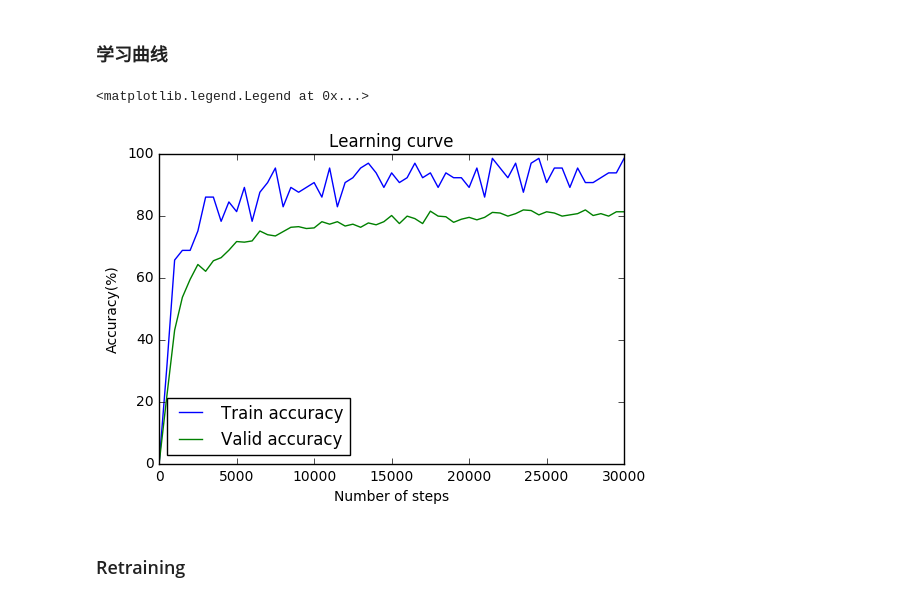
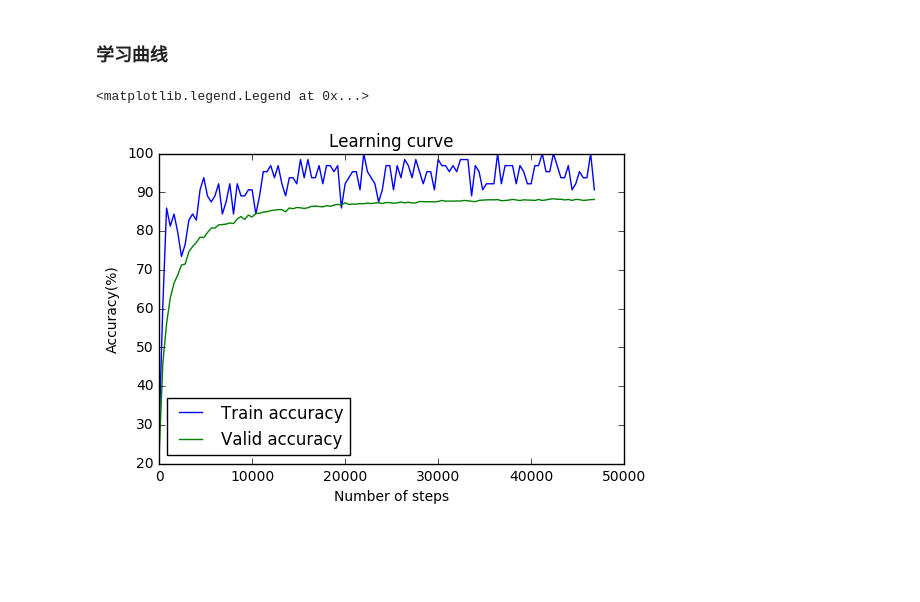
Before and after one commit to mee1o/dr, a Jupyter notebook: capstone_multi2_CNN.ipynb, the cells around one changed output. Cells and saved outputs as stored; diff of their text form; code cells hidden in the pictures; blank space fills up the shorter version.

Commit message:
multi 88.14% valid accuracy

```diff
--- a/capstone_multi2_CNN.ipynb
+++ b/capstone_multi2_CNN.ipynb
@@ -63,0 +58,2 @@ array([[ 7,  6, 10, 10, 10],
+# %%
+train_dataset, valid_dataset , train_labels, valid_labels = train_test_split(images, labels, test_size=0.05, random_state=42)
@@ -158,7 +161,7 @@ with graph.as_default():
         hidden = tf.nn.relu(tf.matmul(reshape, fc1_weights) + fc1_biases)
 
         if train:
-            hidden = tf.nn.dropout(hidden, 0.8, seed=SEED)
+            hidden = tf.nn.dropout(hidden, 0.7, seed=SEED)
 
         #logit_numdigit = tf.matmul(hidden, fc_numdigit_weights) + fc_numdigit_biases
         logit_digit1 = tf.matmul(hidden, fc_digit1_weights) + fc_digit1_biases
@@ -178,7 +181,7 @@ with graph.as_default():
     def accuracy(predictions, labels):
         return tf.reduce_mean(tf.cast(tf.reduce_all(tf.equal(predictions, labels), reduction_indices=1), tf.float32)) * 100
 
-    logits = model(tf_train_dataset)
+    logits = model(tf_train_dataset, True)
     loss = tf.reduce_mean(tf.nn.sparse_softmax_cross_entropy_with_logits(logits[0], tf_train_labels[:, 0])) + \
             tf.reduce_mean(tf.nn.sparse_softmax_cross_entropy_with_logits(logits[1], tf_train_labels[:, 1])) + \
             tf.reduce_mean(tf.nn.sparse_softmax_cross_entropy_with_logits(logits[2], tf_train_labels[:, 2])) + \
@@ -229,18 +232,24 @@ flags.DEFINE_string('checkpoint_dir', 'model/', 'Checkpoint directory')
 import time
 import datetime
 
-NUM_STEPS = 30001
-SHOW_STATE_AFTER = 500
+SHOW_STATE_AFTER = 400
 
 train_accuracies = []
 valid_accuracies = []
+
+best_valid_accuracy = 0
+best_accuracy_step = 0
+stop_after_step_no_progress = 4000
 
 start_time = time.time()
 with tf.Session(graph=graph) as session:
     tf.initialize_all_variables().run()
     print('Initialized')
     offset = 0
-    for step in range(NUM_STEPS):
+
+    step = 0
+    while True:
+        step += 1
         if(offset == 0):
             train_dataset, train_labels = shuffle_in_unison_inplace(train_dataset, train_labels)
             print('Random shuffle')
@@ -253,17 +262,25 @@ with tf.Session(graph=graph) as session:
             offset = 0
         _, l, lr = session.run([optimizer, loss, learning_rate], feed_dict=feed_dict)
         if (step % SHOW_STATE_AFTER == 0):
-            train_acc, valid_acc = session.run([train_accuracy, valid_accuracy], feed_dict=feed_dict)
             elapsed_time = time.time() - start_time
             start_time = time.time()
-            print('Minibatch loss at step %d: %f, learning rate: %.6f, %.3fs' % (step, l, lr, elapsed_time))
+            train_acc, valid_acc = session.run([train_accuracy, valid_accuracy], feed_dict=feed_dict)
+
+            improved_str = ''
+            if valid_acc > best_valid_accuracy:
+                saver.save(session, 'multi20.ckpt', write_meta_graph=False)
+                best_valid_accuracy = valid_acc
+                best_accuracy_step = step
+                improved_str = '*'
+
             train_accuracies.append(train_acc)
-            print('Minibatch accuracy: %.1f%%' % train_accuracies[-1])
             valid_accuracies.append(valid_acc)
-            print('Validation accuracy: %.1f%%' % valid_accuracies[-1])
-    saver.save(session, 'multi.ckpt', write_meta_graph=False)
-    #predictions = test_prediction.eval()
-    #print('Test accuracy: %.1f%%' % test_accuracy.eval())
+            print('Step %d, \tMinibatch loss %f, Learning rate: %.6f, Minibatch accuracy: %.2f%%, Validation accuracy: %.2f%% %s' % \
+                  (step, l, lr, train_acc, valid_acc, improved_str))
+
+            if step - best_accuracy_step > stop_after_step_no_progress:
+                print("Valid accuracy makes no progress in {} steps".format(stop_after_step_no_progress))
+                break
 # %% [output]
 Initialized
 Random shuffle
@@ -285,14 +302,12 @@ Validation accuracy: 81.2%
 # %% [markdown]
 ### 学习曲线
 # %%
-plt.plot(range(0, NUM_STEPS, SHOW_STATE_AFTER), train_accuracies)
-plt.plot(range(0, NUM_STEPS, SHOW_STATE_AFTER), valid_accuracies)
+plt.plot(range(0, step, SHOW_STATE_AFTER), train_accuracies)
+plt.plot(range(0, step, SHOW_STATE_AFTER), valid_accuracies)
 plt.title('Learning curve')
 plt.xlabel('Number of steps')
 plt.ylabel('Accuracy(%)')
 plt.legend(['Train accuracy', 'Valid accuracy'], loc='best')
 # %% [output]
 <matplotlib.legend.Legend at 0x...>
-[figure, old version]
+[figure, new version]
-# %% [markdown]
-### Retraining
```
Also changed, not shown: parts of 11 cells of this notebook, 1 other file.
